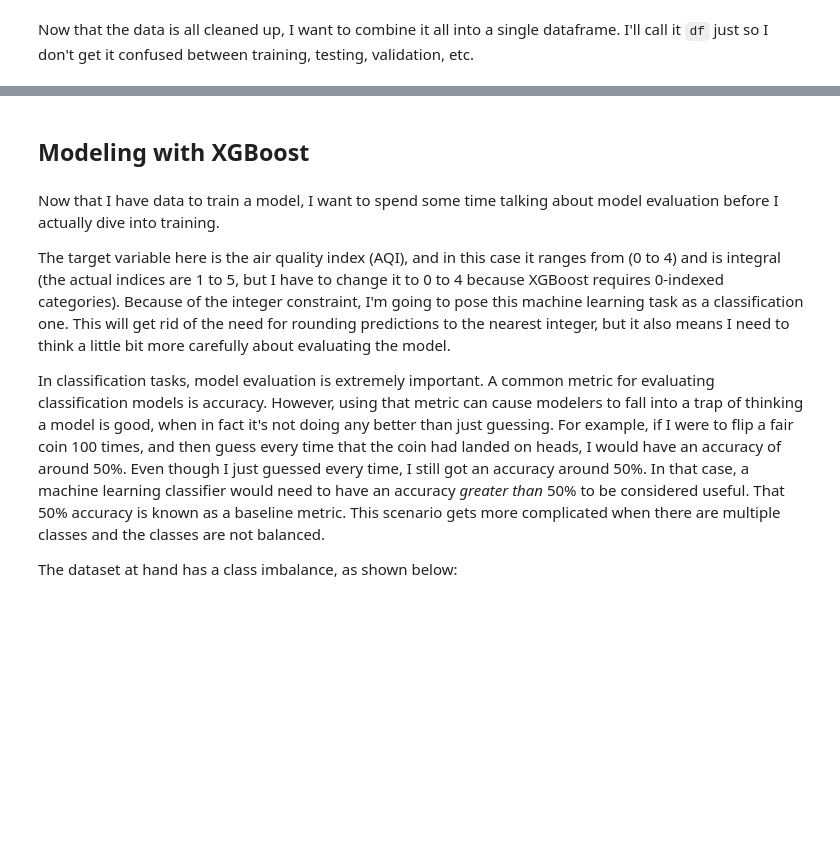
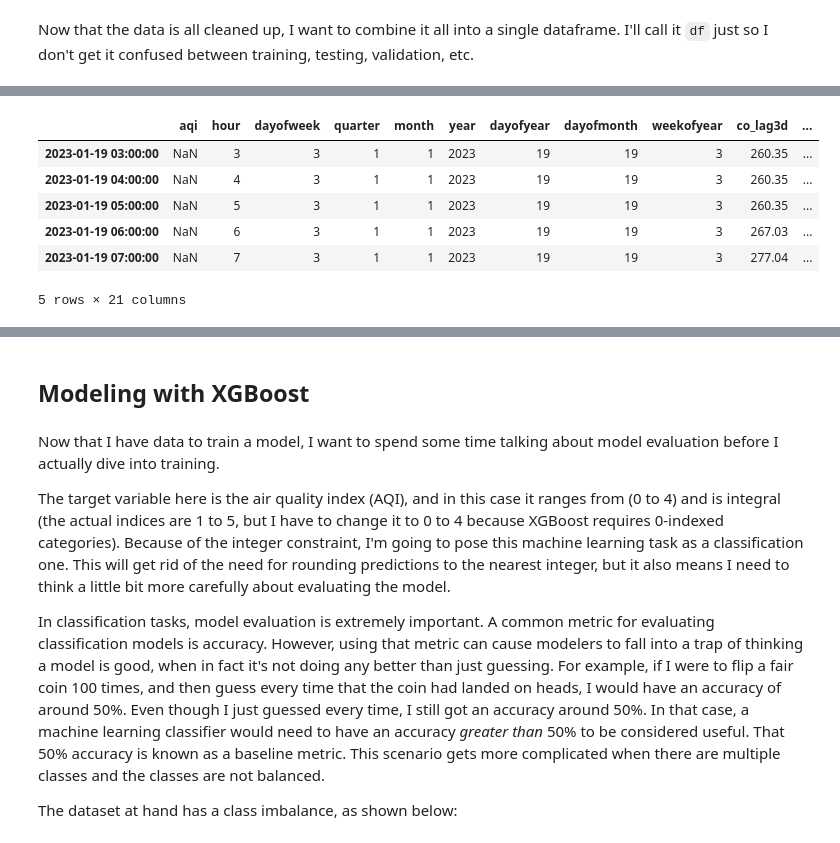
Before and after one commit to achi113s/AQIPrediction, a Jupyter notebook: 3_model_training_nb.ipynb, the cells around one changed output, grey strips where cells are left out. Saved outputs shown, nothing was run; the diff lists cells and outputs as text; code cells hidden in the pictures; blank space fills up the shorter version.

```diff
--- a/3_model_training_nb.ipynb
+++ b/3_model_training_nb.ipynb
@@ -181,0 +269,10 @@ df.columns
+# %%
+future_w_features.head()
+# %% [output]
+|  | aqi | hour | dayofweek | quarter | month | year | dayofyear | dayofmonth | weekofyear | co_lag3d | ... |
+| 2023-01-19 03:00:00 | NaN | 3 | 3 | 1 | 1 | 2023 | 19 | 19 | 3 | 260.35 | ... |
+| 2023-01-19 04:00:00 | NaN | 4 | 3 | 1 | 1 | 2023 | 19 | 19 | 3 | 260.35 | ... |
+| 2023-01-19 05:00:00 | NaN | 5 | 3 | 1 | 1 | 2023 | 19 | 19 | 3 | 260.35 | ... |
+| 2023-01-19 06:00:00 | NaN | 6 | 3 | 1 | 1 | 2023 | 19 | 19 | 3 | 267.03 | ... |
+| 2023-01-19 07:00:00 | NaN | 7 | 3 | 1 | 1 | 2023 | 19 | 19 | 3 | 277.04 | ... |
+5 rows × 21 columns
```
Also changed, not shown: parts of 45 cells of this notebook, 2 other files.
